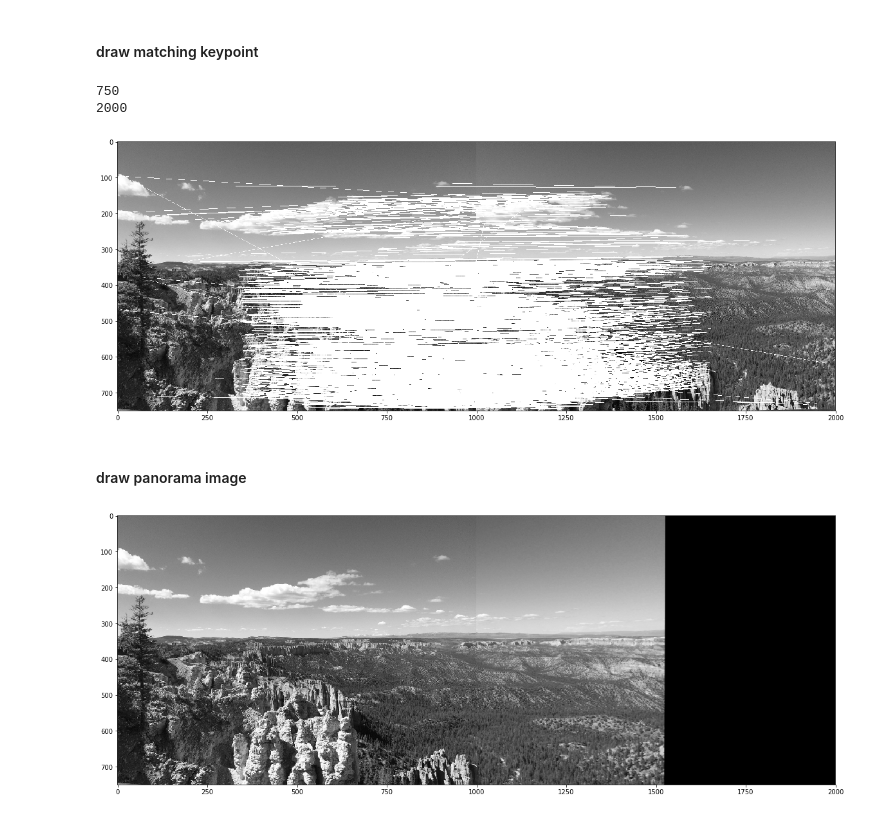
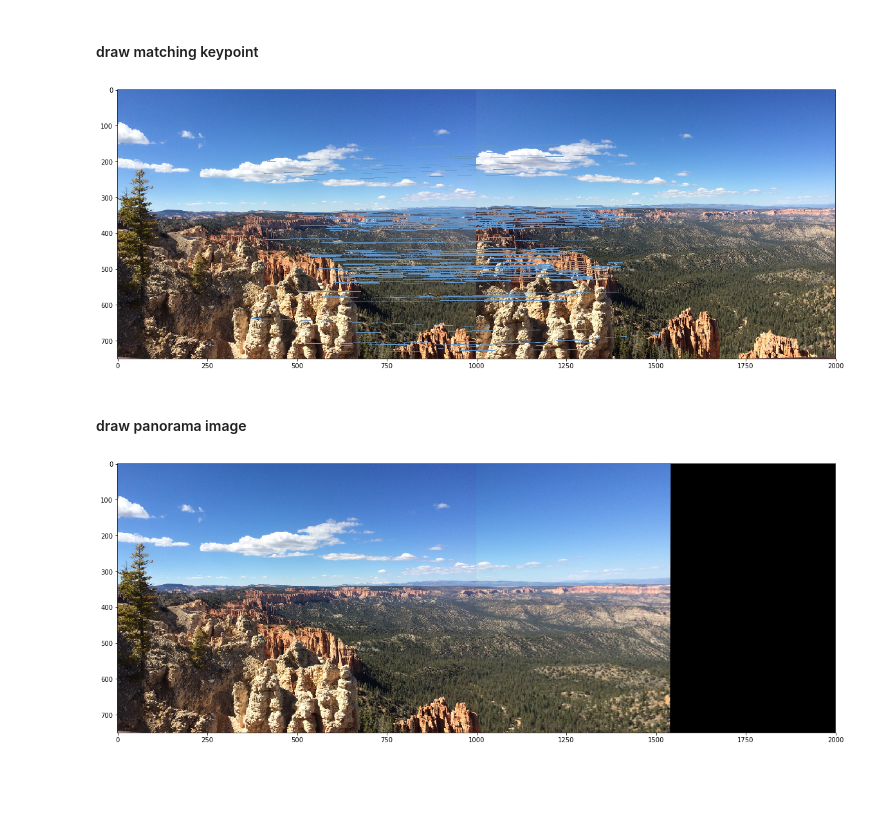
Before and after one commit to Thammasorn/Image-Stitcher, a Jupyter notebook: Image_Stitcher.ipynb, the cells around one changed output. Saved outputs shown, nothing was run; the diff lists cells and outputs as text; code cells hidden in the pictures; blank space fills up the shorter version.

Commit message:
changed output to colored image

```diff
--- a/Image_Stitcher.ipynb
+++ b/Image_Stitcher.ipynb
@@ -21,7 +21,7 @@ def detect_and_match_keypoint(image_1,image_2):
     image_1_keypoint = []
     image_2_keypoint = []
     for m,n in matches:
-        if m.distance < 0.75*n.distance:
+        if m.distance < 0.2*n.distance:
             match_details.append([m])
             image_1_keypoint.append(kp1[m.queryIdx])
             image_2_keypoint.append(kp2[m.trainIdx])
@@ -30,19 +30,17 @@ def detect_and_match_keypoint(image_1,image_2):
 # Function to draw matching keypoint
 # %%
 def draw_match_keypoint(image_1_keypoint,image_2_keypoint,image_1,image_2):
-    image_1_rows,image_1_cols = image_1.shape
-    image_2_rows,image_2_cols = image_2.shape
+    image_1_rows,image_1_cols,n_chan = image_1.shape
+    image_2_rows,image_2_cols,n_chan = image_2.shape
     match_image_rows = image_1_rows if image_1_rows > image_2_rows else image_2_rows
     match_image_cols = image_1_cols + image_2_cols
-    print match_image_rows
-    print match_image_cols
-    match_image = np.zeros((match_image_rows, match_image_cols))
+    match_image = np.zeros((match_image_rows, match_image_cols,n_chan),dtype="uint8")
     match_image[0:image_1_rows,0:image_1_cols] = image_1
     match_image[0:image_2_rows,image_1_cols:] = image_2
     for i in range(0,len(image_1_keypoint)):
         point_image_1 = (int(image_1_keypoint[i][0]), int(image_1_keypoint[i][1]))
         point_image_2 = (int(image_2_keypoint[i][0]) + image_1_cols, int(image_2_keypoint[i][1]))
-        cv2.line(match_image, point_image_1, point_image_2,255, 1)
+        cv2.line(match_image, point_image_1, point_image_2,(200,150,100), 1)
     return match_image
 # %% [markdown]
 # Function to use RANSAC to find transform matrix
@@ -75,0 +67,4 @@ H is a transform matrix
+# %%
+image_1_color = cv2.imread('../bryce_left_01.png',1)
+image_2_color = cv2.imread('../bryce_right_01.png',1)
+h,panorama_image = merge_image(image_1_keypoint,image_2_keypoint,image_1_color,image_2_color)
@@ -79,17 +79,15 @@ H is a transform matrix
 #### draw matching keypoint
 # %%
 plt.figure(figsize=(20,20))
-plt.imshow(draw_match_keypoint(image_1_keypoint,image_2_keypoint,image_1,image_2),cmap='gray')
+plt.imshow(cv2.cvtColor(draw_match_keypoint(image_1_keypoint,image_2_keypoint,image_1_color,image_2_color), cv2.COLOR_BGR2RGB))
 plt.show()
 # %% [output]
-750
-2000
-[figure, old version]
+[figure, new version]
 # %% [markdown]
 #### draw panorama image
 # %%
 plt.figure(figsize=(20,20))
-plt.imshow(panorama_image,cmap='gray')
+plt.imshow(cv2.cvtColor(panorama_image, cv2.COLOR_BGR2RGB))
 plt.show()
 # %% [output]
-[figure, old version]
+[figure, new version]
```
Also changed, not shown: parts of 2 cells of this notebook.
